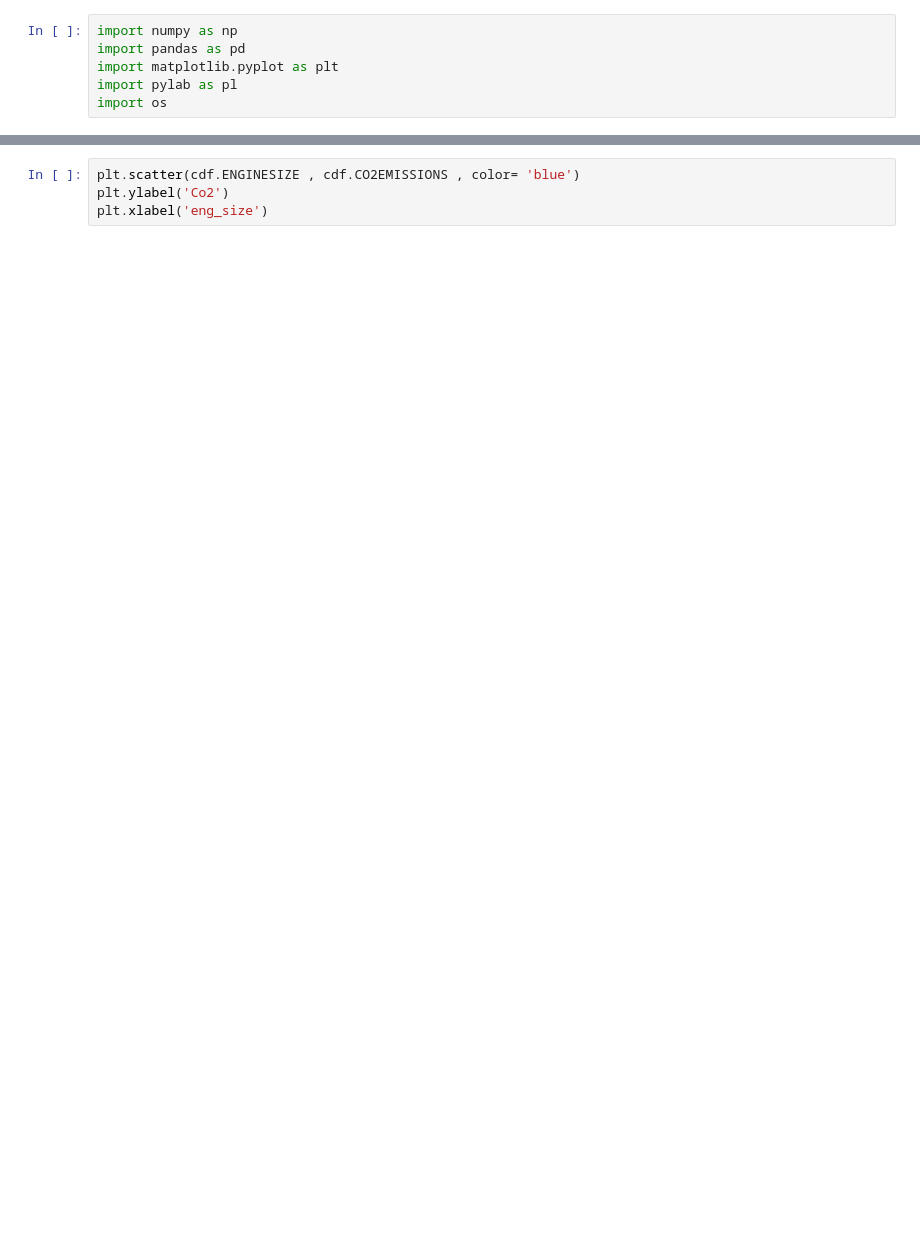
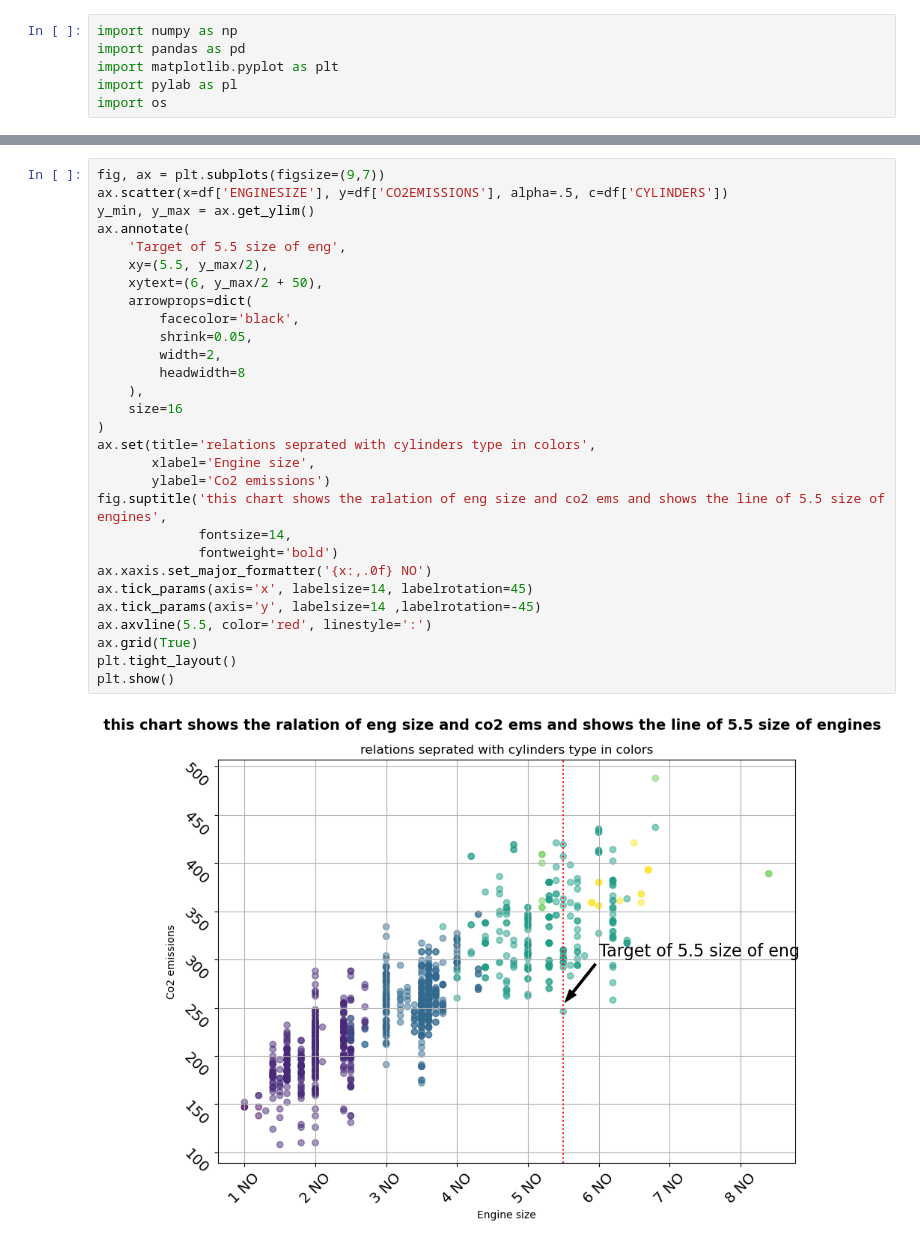
Before and after one commit to amiridk/MachineLearning, a Jupyter notebook: Regression/engine_co2.ipynb, the cells around one changed output, grey strips where cells are left out. Drawn from its saved outputs; the diff is of its cells as text; blank space fills up the shorter version.

Commit message:
visualizations

```diff
--- a/Regression/engine_co2.ipynb
+++ b/Regression/engine_co2.ipynb
@@ -21,5 +49,32 @@ plt.show()
-# %%
-plt.scatter(cdf.ENGINESIZE , cdf.CO2EMISSIONS , color= 'blue')
-plt.ylabel('Co2')
-plt.xlabel('eng_size')
+# %%
+fig, ax = plt.subplots(figsize=(9,7))
+ax.scatter(x=df['ENGINESIZE'], y=df['CO2EMISSIONS'], alpha=.5, c=df['CYLINDERS'])
+y_min, y_max = ax.get_ylim()
+ax.annotate(
+    'Target of 5.5 size of eng',
+    xy=(5.5, y_max/2),
+    xytext=(6, y_max/2 + 50),
+    arrowprops=dict(
+        facecolor='black',
+        shrink=0.05,
+        width=2,
+        headwidth=8
+    ),
+    size=16
+)
+ax.set(title='relations seprated with cylinders type in colors',
+       xlabel='Engine size',
+       ylabel='Co2 emissions')
+fig.suptitle('this chart shows the ralation of eng size and co2 ems and shows the line of 5.5 size of engines',
+             fontsize=14,
+             fontweight='bold')
+ax.xaxis.set_major_formatter('{x:,.0f} NO')
+ax.tick_params(axis='x', labelsize=14, labelrotation=45)
+ax.tick_params(axis='y', labelsize=14 ,labelrotation=-45)
+ax.axvline(5.5, color='red', linestyle=':')
+ax.grid(True)
+plt.tight_layout()
+plt.show()
+# %% [output]
+[figure, added]
 # %%
```
Also changed, not shown: parts of 8 cells of this notebook, 2 other files.
